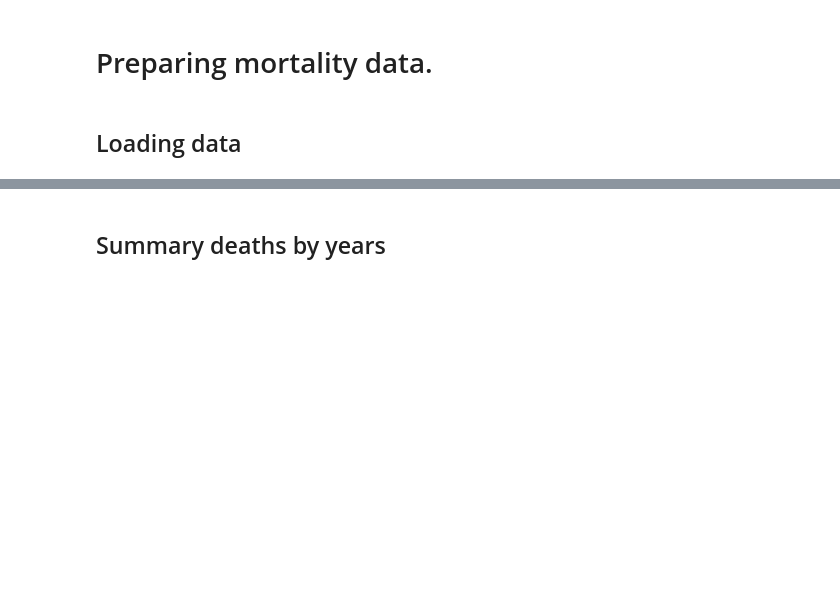
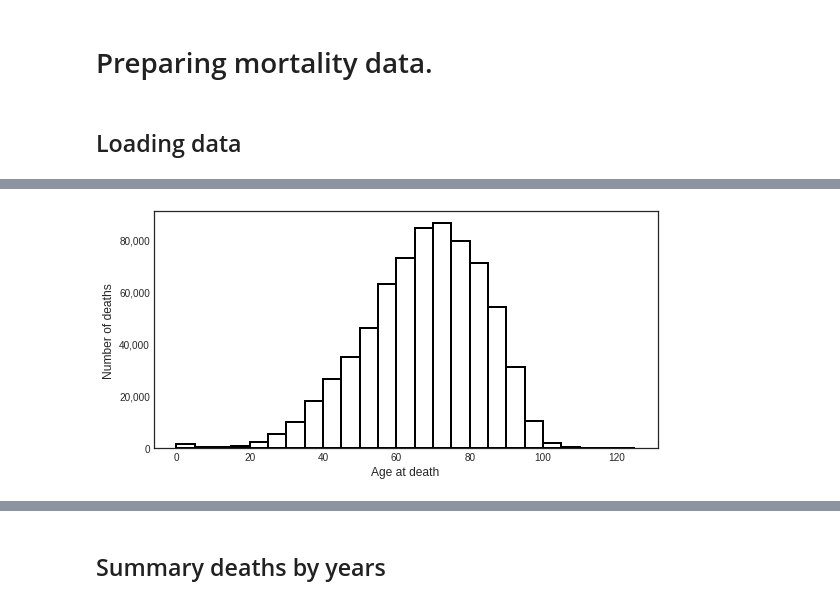
Before and after one commit to helderseixas/Covid19_Sociodemographic, a Jupyter notebook: 09_preparing_mortality_data.ipynb, the cells around one changed output, grey strips where cells are left out. Drawn from its saved outputs; the diff is of its cells as text; code cells hidden in the pictures; blank space fills up the shorter version.

```diff
--- a/09_preparing_mortality_data.ipynb
+++ b/09_preparing_mortality_data.ipynb
@@ -34,4 +40,4 @@ df_base['code_municipality_6'] = df_base['code_municipality_7'].astype('str').st
 # %%
 df_base = df_base[['code_municipality_6', 'code_municipality_7','population']].copy()
 # %%
-df_municipalities = pd.read_csv('data/input/df_sim_municipal.csv')
+df_municipalities_age = pd.read_csv('../covid_databases/data/output/df_sim_municipal_raw_treated.csv')
@@ -37,0 +70,2 @@ df_municipalities = pd.read_csv('data/input/df_sim_municipal.csv')
+# %%
+df_municipalities_age = df_municipalities_age.loc[df_municipalities_age['DTNASC'].isna()==False].copy()
@@ -37,0 +82,5 @@ df_municipalities = pd.read_csv('data/input/df_sim_municipal.csv')
+# %%
+df_municipalities_age['DTOBITO'] = pd.to_datetime(df_municipalities_age['DTOBITO'])
+df_municipalities_age['DTNASC'] = pd.to_datetime(df_municipalities_age['DTNASC'])
+# %%
+df_municipalities_age['AGE_AT_DEATH'] = ((df_municipalities_age['DTOBITO'] - df_municipalities_age['DTNASC']).dt.days // 365.25).astype('Int64')
@@ -37,0 +99,31 @@ df_municipalities = pd.read_csv('data/input/df_sim_municipal.csv')
+# %%
+import matplotlib.pyplot as plt
+from matplotlib.ticker import StrMethodFormatter
+
+# Set the figure size and style
+plt.figure(figsize=(8, 4))
+
+# Plot the histogram with black edges and gray fill
+df_municipalities_age['AGE_AT_DEATH'].hist(
+    bins=25,
+    color='white',   # Light fill for visibility in B/W
+    edgecolor='black',   # Distinct bin borders
+    linewidth=2
+)
+
+# Titles and labels
+plt.xlabel('Age at death', fontsize=12)
+plt.ylabel('Number of deaths', fontsize=12)
+
+plt.gca().yaxis.set_major_formatter(StrMethodFormatter('{x:,.0f}'))
+
+# Gridlines for readability
+plt.grid(False)
+
+# Tighter layout for publication
+plt.tight_layout()
+plt.savefig('images/histogram_age_death.png', bbox_inches="tight")
+plt.savefig('images/histogram_age_death.pdf', bbox_inches="tight")
+plt.show()
+# %% [output]
+[figure, added]
```
Also changed, not shown: parts of 73 cells of this notebook, 31 other files.
